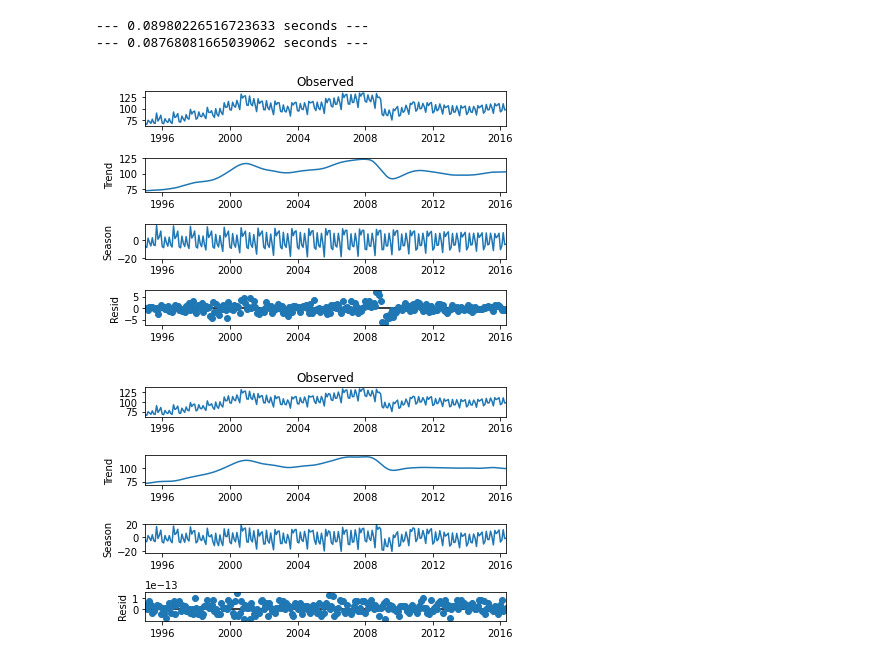
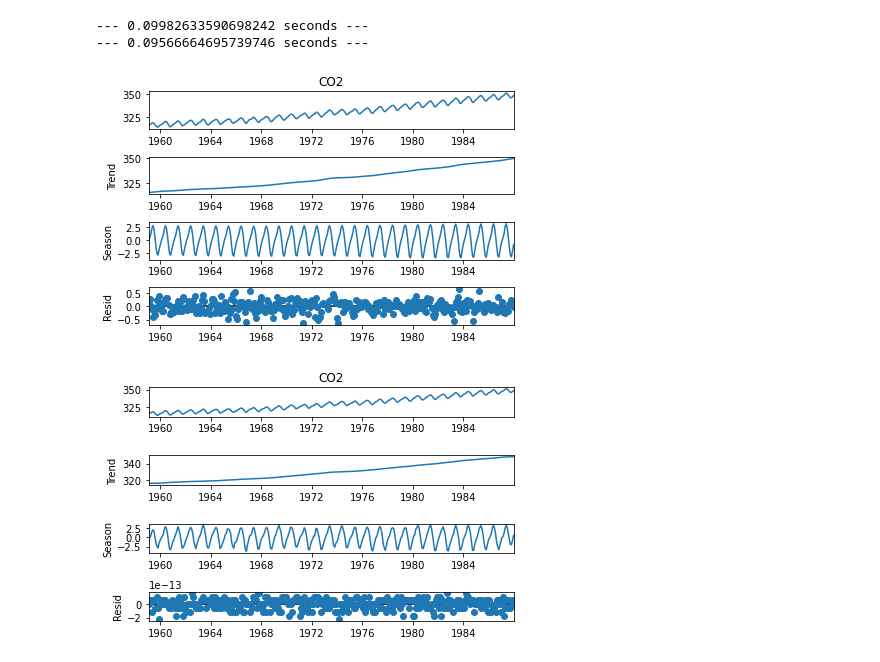
Before and after one commit to thodson-usgs/stf-decomposition, a Jupyter notebook: notebooks/02_stf_vs_stl.ipynb, the cells around one changed output. Saved outputs shown, nothing was run; the diff lists cells and outputs as text; code cells hidden in the pictures.

```diff
--- a/notebooks/02_stf_vs_stl.ipynb
+++ b/notebooks/02_stf_vs_stl.ipynb
@@ -8,6 +8,7 @@ import numpy as np
 from scipy import signal
 from scipy.signal import get_window
 from sklearn.metrics import mean_squared_error
+from statsmodels.tsa.tsatools import freq_to_period
 import math
 import warnings
 import copy
@@ -29,7 +30,7 @@ class STF_reflected:
         self._observed = data
         self.pad = pad
         if seasonal != 7:
-            if seasonal % 2 == 0:
+            if seasonal % 2 == 0 or seasonal < 3:
                 raise ValueError("seasonal must be an odd positive integer >= 3")
         self.seasonal = seasonal
 
@@ -67,10 +68,10 @@ class STF_reflected:
         # Filter freqs for trend (low pass filter from Celevaland 1990)
         filter_cutoff = 1.5*(1/self.seasonal)*(1/self.period)
 
-        fhat[freq > filter_cutoff] = 0
+        fhat[freq >= filter_cutoff] = 0
 
         # Filter freqs for seasonal (high pass filter)
-        fhat_seasonal[freq <= filter_cutoff] = 0
+        fhat_seasonal[freq < filter_cutoff] = 0
 
         # Inverse FFT for filtered time signal
         ffilt = np.fft.ifft(fhat)
@@ -206,26 +114,19 @@ class STF:
 # %%
-import pandas as pd
-from statsmodels.tsa.seasonal import STL
-import numpy as np
-import matplotlib.pyplot as plt
-from statsmodels.datasets import elec_equip as ds
-import statsmodels.datasets
+co2 =pd.read_csv('../data/co2.csv', index_col='date', parse_dates=True, squeeze=True)
 
-# Test stf vs stl on elec_equip data
-elec_equip = ds.load().data
 start_time = time.time()
-stl = STL(elec_equip, seasonal = 13)
-res_robust = stl.fit()
-fig = res_robust.plot()
+stl = STL(co2, seasonal=13)
+res = stl.fit()
+fig = res.plot()
 print("--- %s seconds ---" % (time.time() - start_time))
 
 start_time = time.time()
-stf = STF_reflected(elec_equip, "blackman", pad = 1, seasonal=13)
+stf = STF_reflected(co2, "blackman", seasonal=13)
 res = stf.fit()
 fig = res.plot()
 print("--- %s seconds ---" % (time.time() - start_time))
 # %% [output]
---- 0.08980226516723633 seconds ---
---- 0.08768081665039062 seconds ---
+--- 0.09982633590698242 seconds ---
+--- 0.09566664695739746 seconds ---
-[figure, old version]
+[figure, new version]
-[figure, old version]
+[figure, new version]
```
Also changed, not shown: parts of 8 cells of this notebook, 1 other file.
